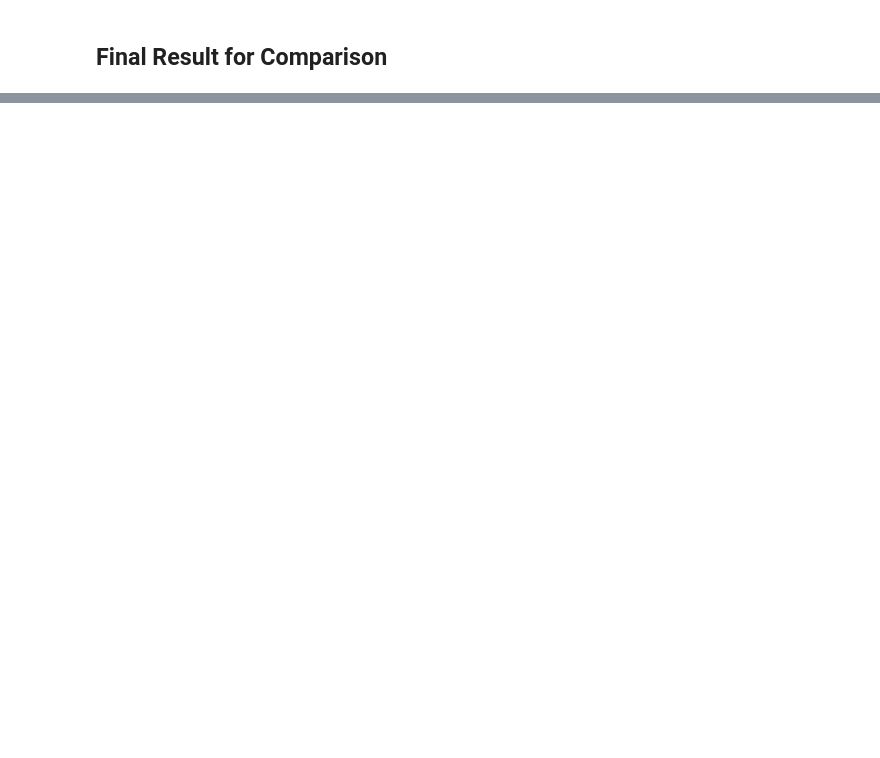
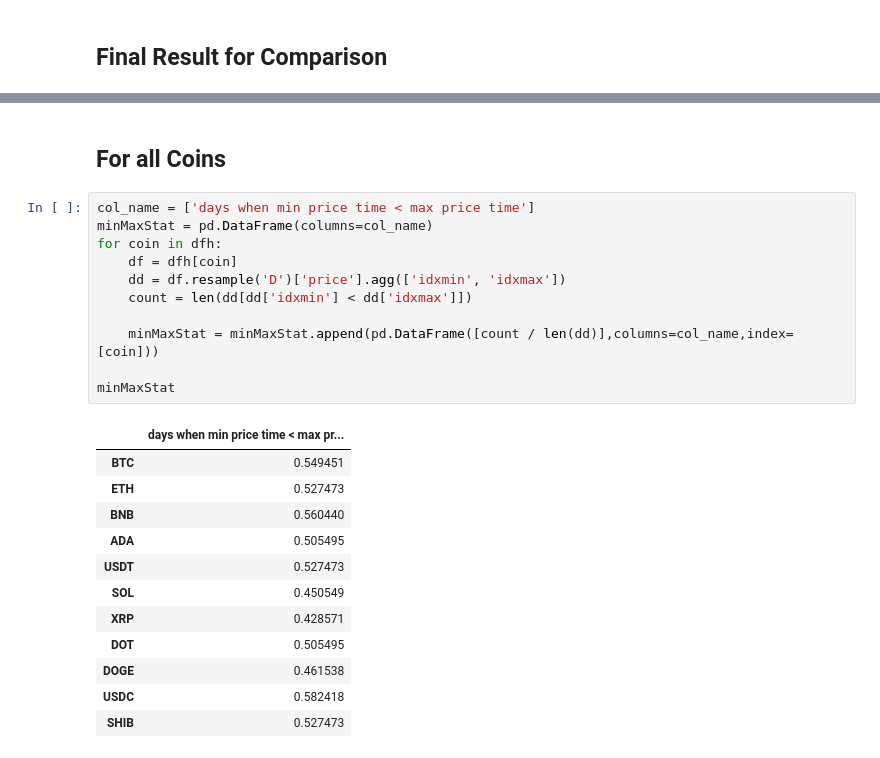
Before and after one commit to webostap/NIR, a Jupyter notebook: 2.ipynb, the cells around one changed output, grey strips where cells are left out. Saved outputs shown, nothing was run; the diff lists cells and outputs as text; blank space fills up the shorter version.

```diff
--- a/2.ipynb
+++ b/2.ipynb
@@ -161,0 +205,26 @@ pd.DataFrame(
+# %% [markdown]
+<h2>For all Coins</h2>
+# %%
+col_name = ['days when min price time < max price time']
+minMaxStat = pd.DataFrame(columns=col_name)
+for coin in dfh:
+    df = dfh[coin]
+    dd = df.resample('D')['price'].agg(['idxmin', 'idxmax'])
+    count = len(dd[dd['idxmin'] < dd['idxmax']])
+
+    minMaxStat = minMaxStat.append(pd.DataFrame([count / len(dd)],columns=col_name,index=[coin]))
+
+minMaxStat
+# %% [output]
+|  | days when min price time < max pr... |
+| BTC | 0.549451 |
+| ETH | 0.527473 |
+| BNB | 0.560440 |
+| ADA | 0.505495 |
+| USDT | 0.527473 |
+| SOL | 0.450549 |
+| XRP | 0.428571 |
+| DOT | 0.505495 |
+| DOGE | 0.461538 |
+| USDC | 0.582418 |
+| SHIB | 0.527473 |
```
Also changed, not shown: parts of 12 cells of this notebook, 1 other file.
